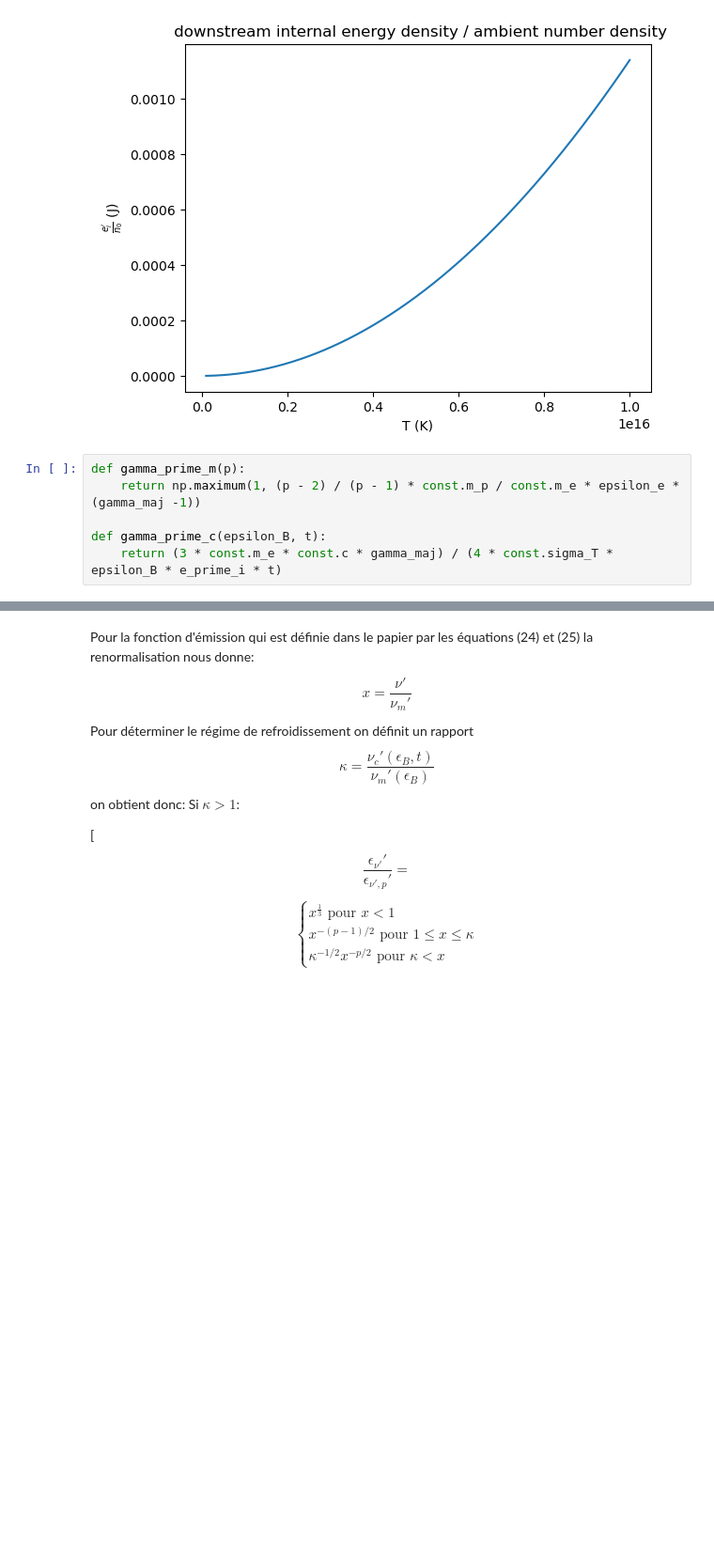
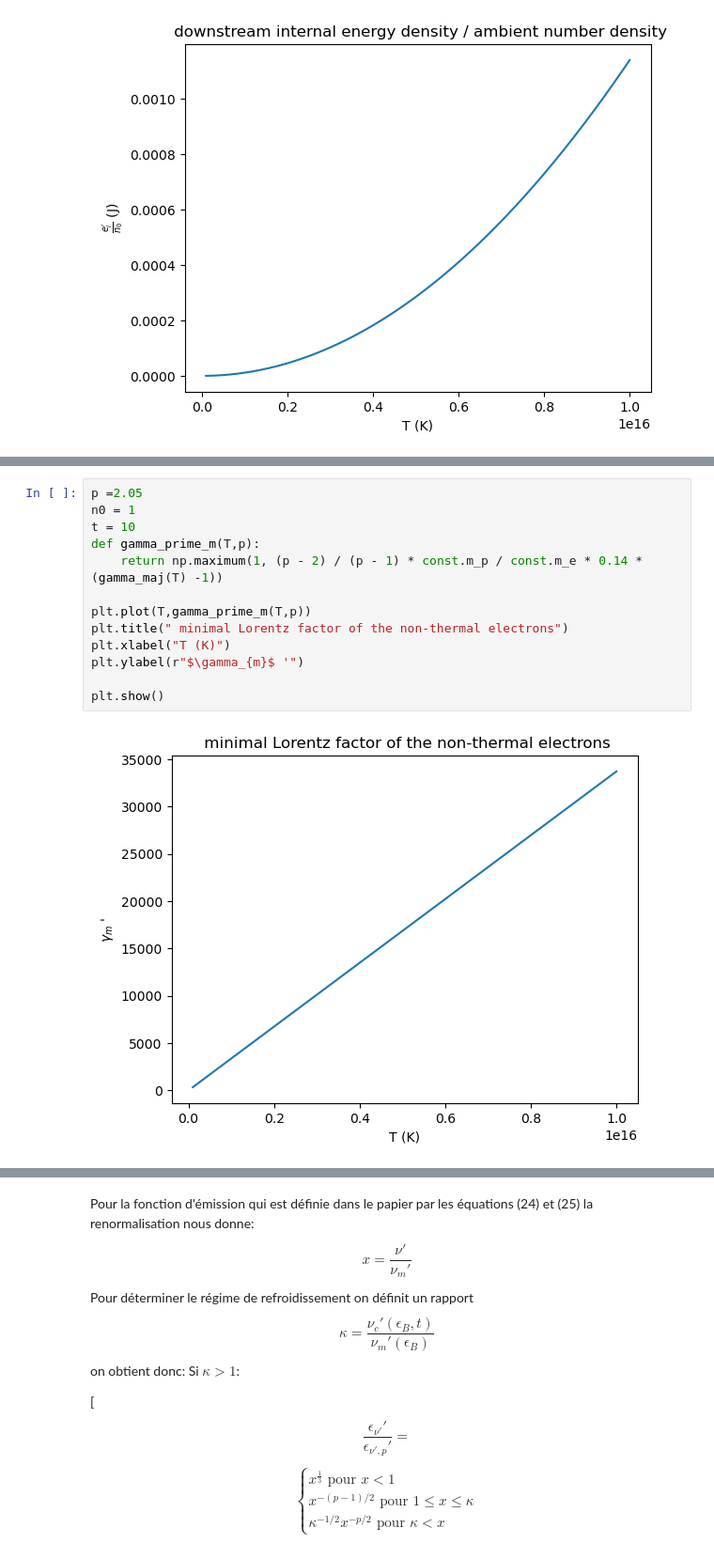
Before and after one commit to quentin-bouquet/Mod-le-Spectro-Temporel-d-mission-d-un-sursaut-gamma, a Jupyter notebook: MAIN.ipynb, the cells around one changed output, grey strips where cells are left out. Shown at 94% size. Drawn from its saved outputs; the diff is of its cells as text; blank space fills up the shorter version.

```diff
--- a/MAIN.ipynb
+++ b/MAIN.ipynb
@@ -235,9 +88,3 @@ plt.ylabel(r"$\frac{e_{i}'}{n_{0}}$ (J)")
 plt.show()
 # %% [output]
 [figure]
-# %%
-def gamma_prime_m(p):
-    return np.maximum(1, (p - 2) / (p - 1) * const.m_p / const.m_e * epsilon_e *(gamma_maj -1))
-
-def gamma_prime_c(epsilon_B, t):
-    return (3 * const.m_e * const.c * gamma_maj) / (4 * const.sigma_T * epsilon_B * e_prime_i * t)
@@ -243,0 +103,15 @@ def gamma_prime_c(epsilon_B, t):
+# %%
+p =2.05
+n0 = 1
+t = 10
+def gamma_prime_m(T,p):
+    return np.maximum(1, (p - 2) / (p - 1) * const.m_p / const.m_e * 0.14 *(gamma_maj(T) -1))
+
+plt.plot(T,gamma_prime_m(T,p))
+plt.title(" minimal Lorentz factor of the non-thermal electrons")
+plt.xlabel("T (K)")
+plt.ylabel(r"$\gamma_{m}$ '")
+
+plt.show()
+# %% [output]
+[figure, added]
```
Also changed, not shown: parts of 9 cells of this notebook, 1 other file.
